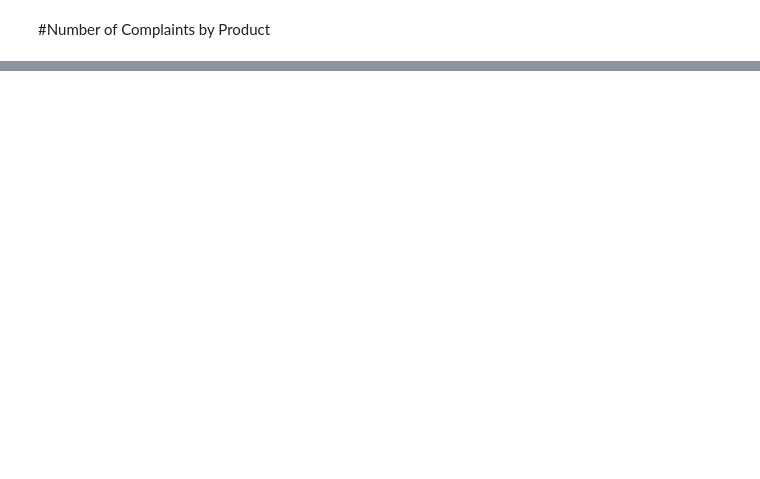
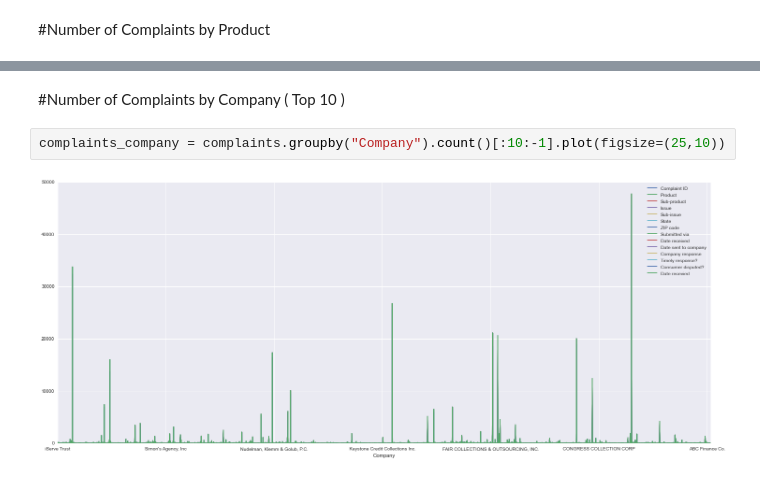
Before and after one commit to tiy-lv-python-2015-06/consumer-complaints, a Jupyter notebook: ConsumerComplaints.ipynb, the cells around one changed output, grey strips where cells are left out. Cells and saved outputs as stored; diff of their text form; blank space fills up the shorter version.

```diff
--- a/ConsumerComplaints.ipynb
+++ b/ConsumerComplaints.ipynb
@@ -88,0 +86,6 @@ complaints_product
+# %% [markdown]
+#Number of Complaints by Company ( Top 10 )
+# %%
+complaints_company = complaints.groupby("Company").count()[:10:-1].plot(figsize=(25,10))
+# %% [output]
+[figure, added]
```
Also changed, not shown: parts of 12 cells of this notebook.
